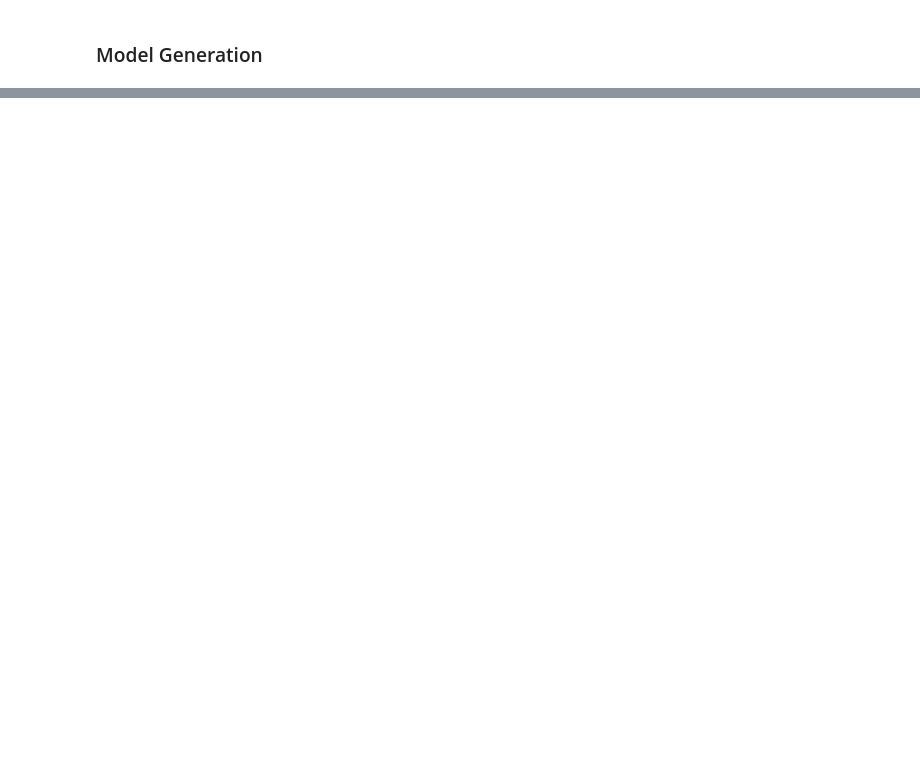
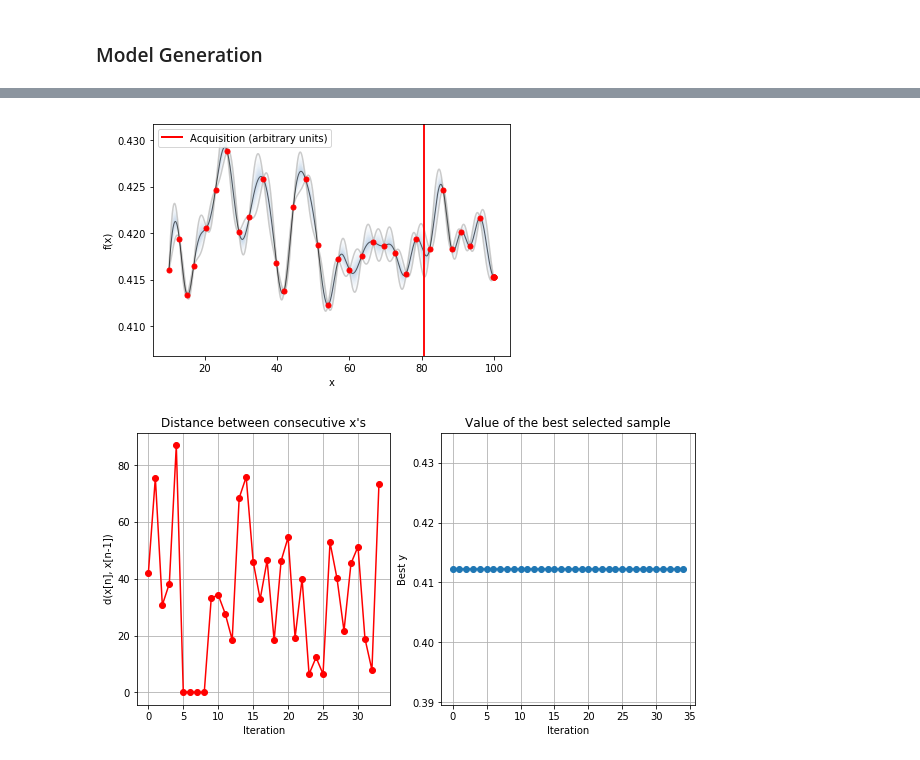
Before and after one commit to Mikhail-Naumov/SC2, a Jupyter notebook: SC2.ipynb, the cells around one changed output, grey strips where cells are left out. Drawn from its saved outputs; the diff is of its cells as text; code cells hidden in the pictures; blank space fills up the shorter version.

```diff
--- a/SC2.ipynb
+++ b/SC2.ipynb
@@ -407,0 +406,5 @@ array([0.05714286, 0.        , 0.17142857, 0.        , 0.05714286,
+# %%
+domain =[{'name': 'n_estimators', 'type': 'continuous', 'domain': (10,100)}]
+# %%
+def sample_loss(j):
+    return cross_val_score(AdaBoostClassifier(n_estimators=int(j)), X=X_train, y=y_train, cv=4).mean()
@@ -407,0 +413,16 @@ array([0.05714286, 0.        , 0.17142857, 0.        , 0.05714286,
+# %%
+opt = GPyOpt.methods.BayesianOptimization(
+    f = sample_loss,
+    domain = domain,
+    acquisition_type ='EI',
+    de_duplication=True,
+    normalize_Y=False
+    )
+# %%
+opt.run_optimization(30)
+# %%
+opt.plot_acquisition()
+opt.plot_convergence()
+# %% [output]
+[figure, added]
+[figure, added]
```
Also changed, not shown: parts of 21 cells of this notebook.
